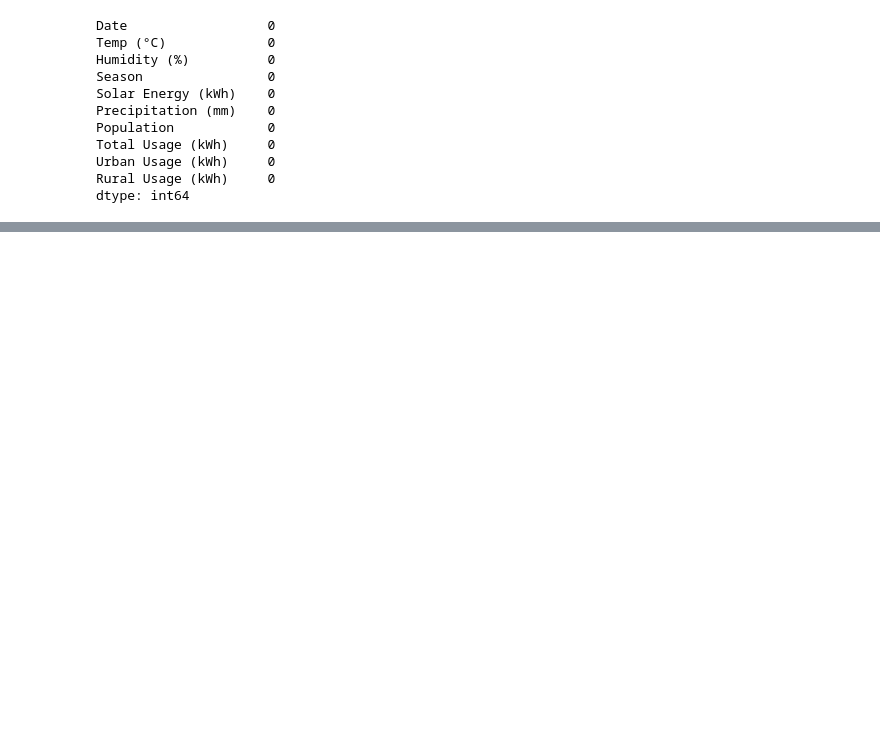
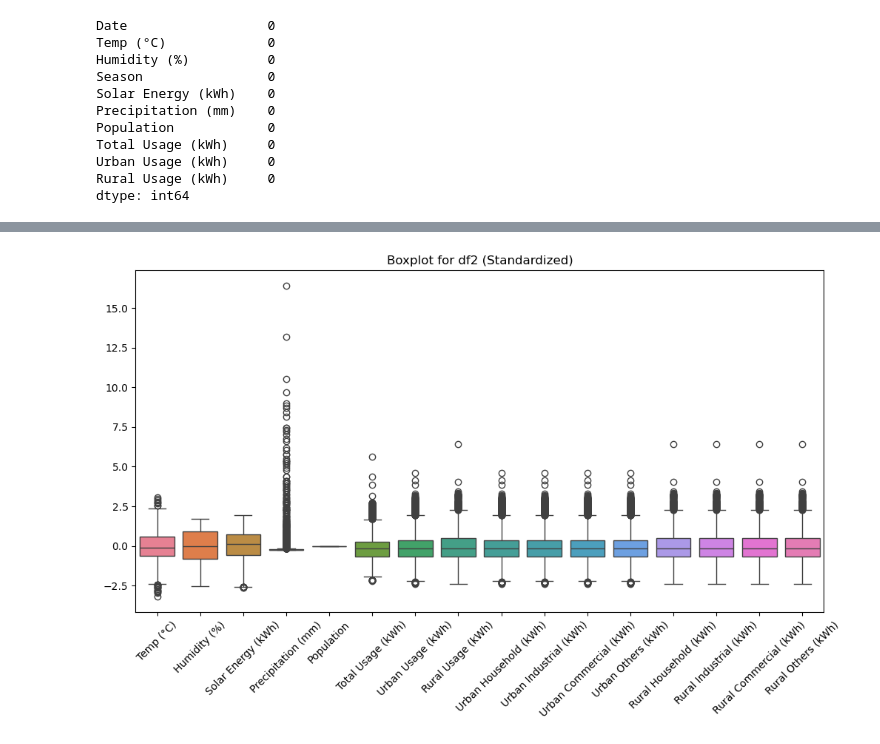
Before and after one commit to SARTHAKSUKATE10/Energy_Efficiency_Optimization, a Jupyter notebook: backend/EDA/data_analysis.ipynb, the cells around one changed output, grey strips where cells are left out. Saved outputs shown, nothing was run; the diff lists cells and outputs as text; code cells hidden in the pictures; blank space fills up the shorter version.

```diff
--- a/backend/EDA/data_analysis.ipynb
+++ b/backend/EDA/data_analysis.ipynb
@@ -309,0 +371,13 @@ dtype: int64
+# %%
+df2_numeric = df2.select_dtypes(include=['number'])
+# %%
+scaler = StandardScaler()
+df2_scaled = pd.DataFrame(scaler.fit_transform(df2_numeric), columns=df2_numeric.columns)
+# %%
+plt.figure(figsize=(12, 6))
+sns.boxplot(data=df2_scaled)
+plt.title("Boxplot for df2 (Standardized)")
+plt.xticks(rotation=45)
+plt.show()
+# %% [output]
+[figure, added]
```
Also changed, not shown: parts of 30 cells of this notebook, 1 other file.
